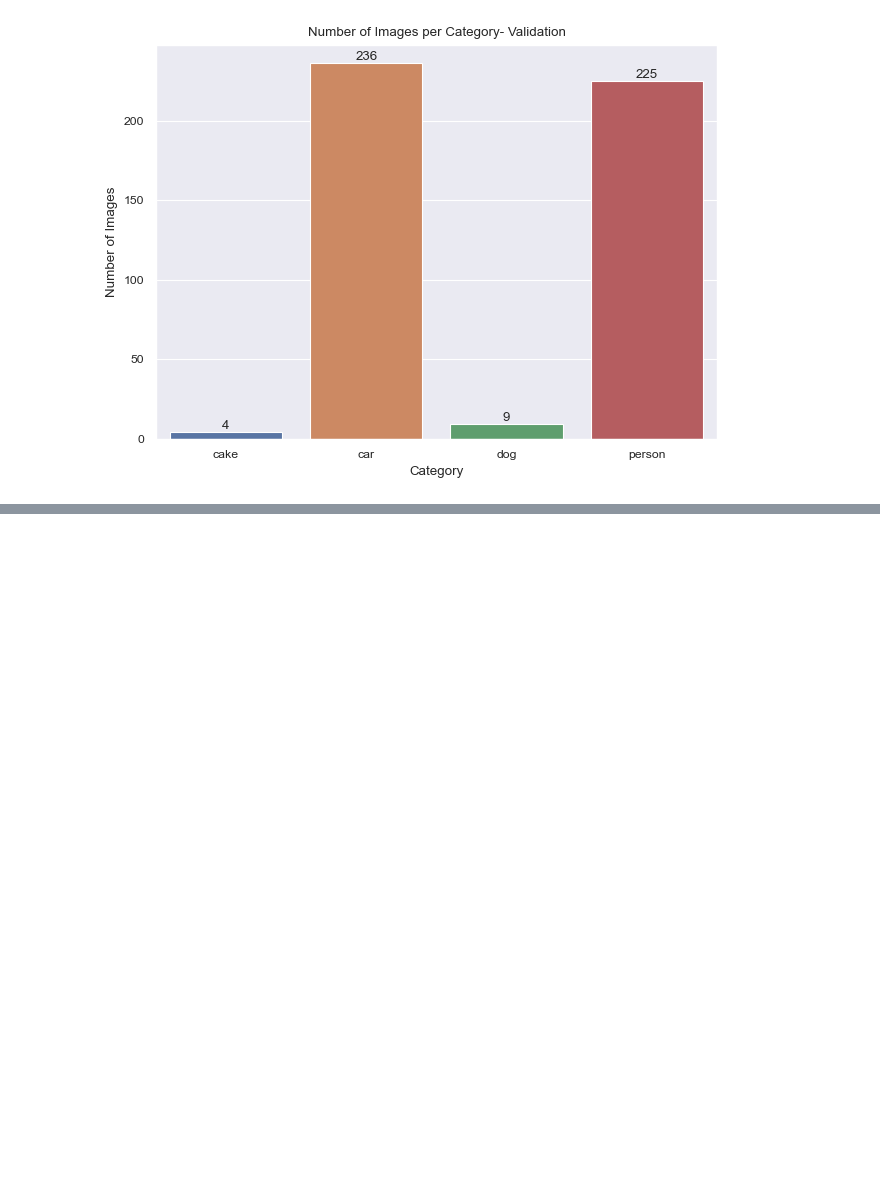
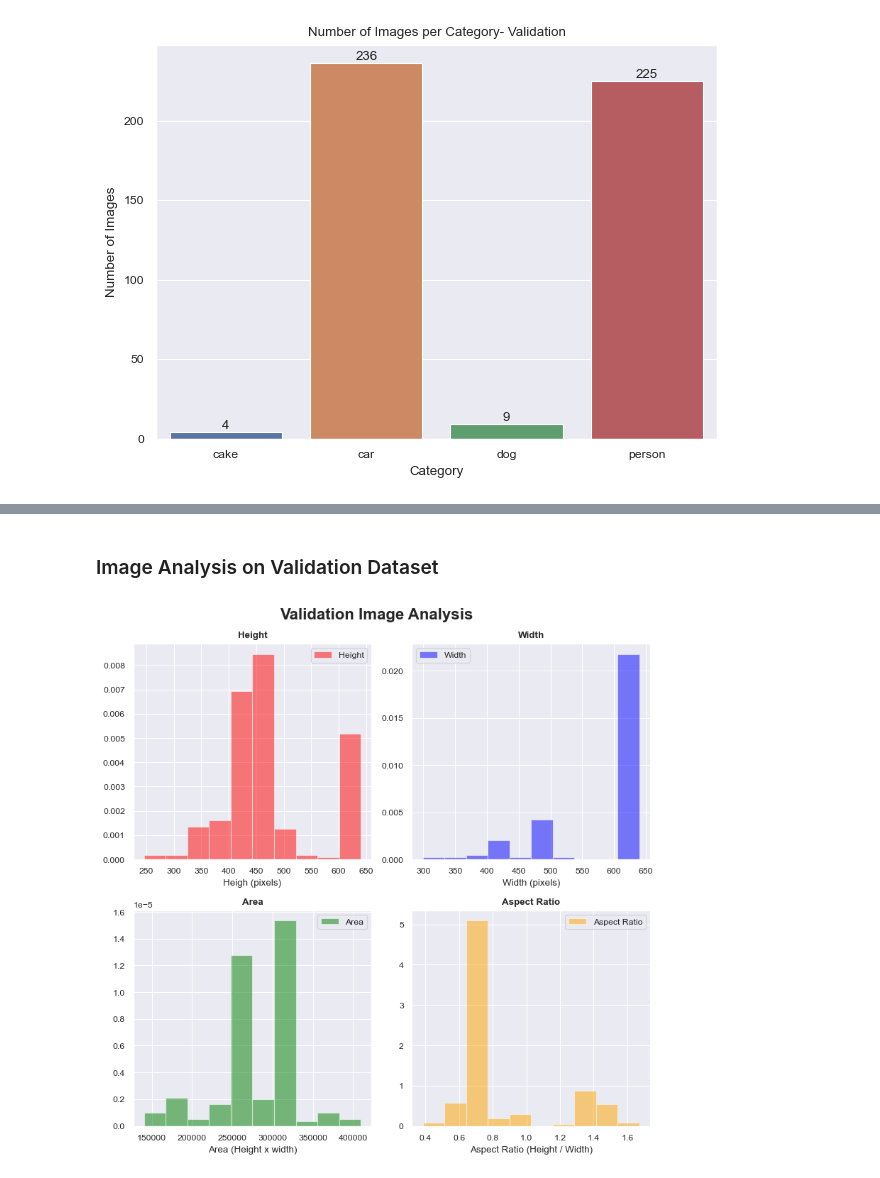
Before and after one commit to Mohitag94/Instance_Segmentation, a Jupyter notebook: coco_eda.ipynb, the cells around one changed output, grey strips where cells are left out. Saved outputs shown, nothing was run; the diff lists cells and outputs as text; code cells hidden in the pictures; blank space fills up the shorter version.

```diff
--- a/coco_eda.ipynb
+++ b/coco_eda.ipynb
@@ -212,0 +423,7 @@ Number of Images: 225
+# %% [markdown]
+### Image Analysis on Validation Dataset
+# %%
+# validation image analysis
+val_image_stats = image_analysis(val_coco, val_image_ids, "validation")
+# %% [output]
+[figure, added]
```
Also changed, not shown: parts of 28 cells of this notebook, 6 other files.
